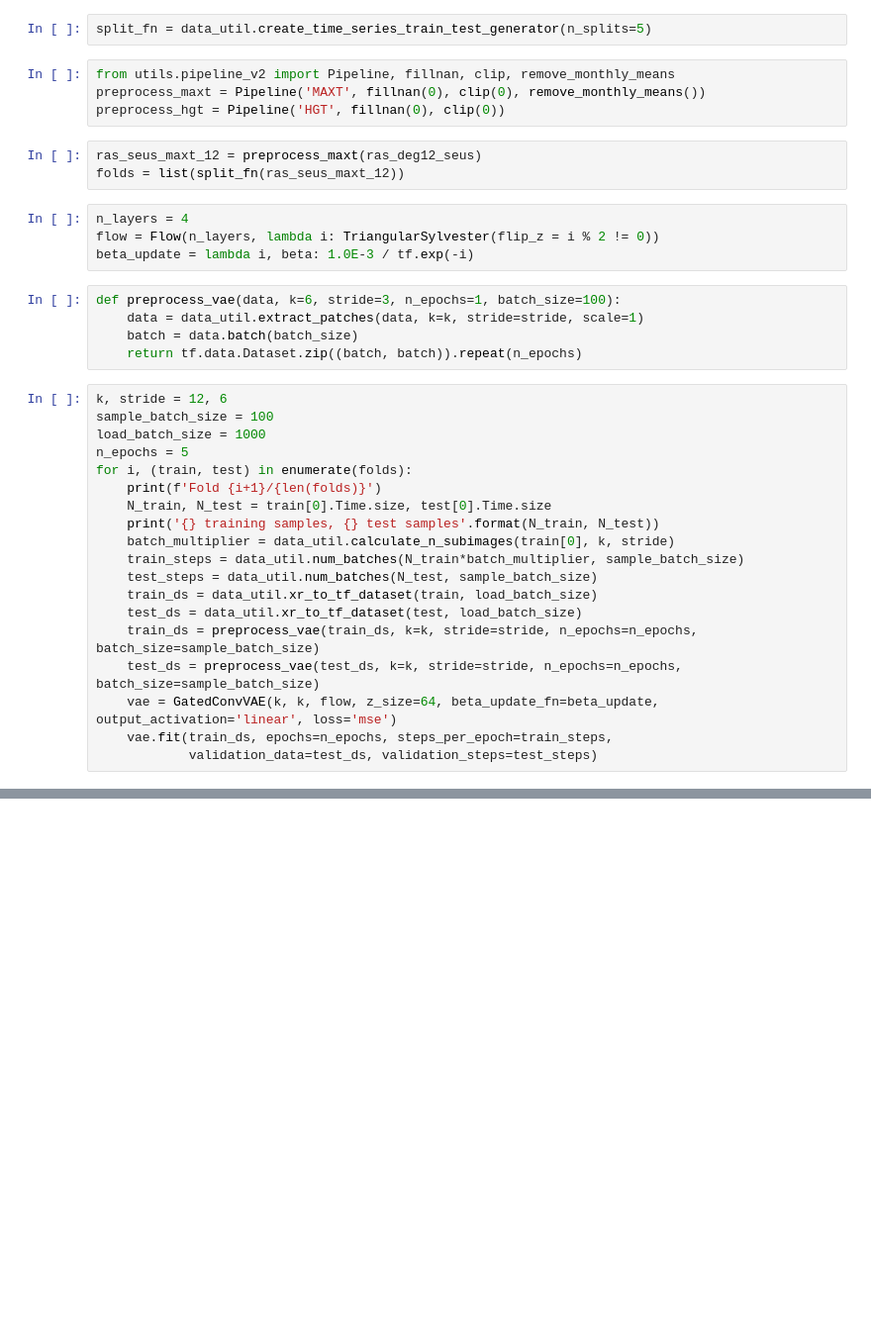
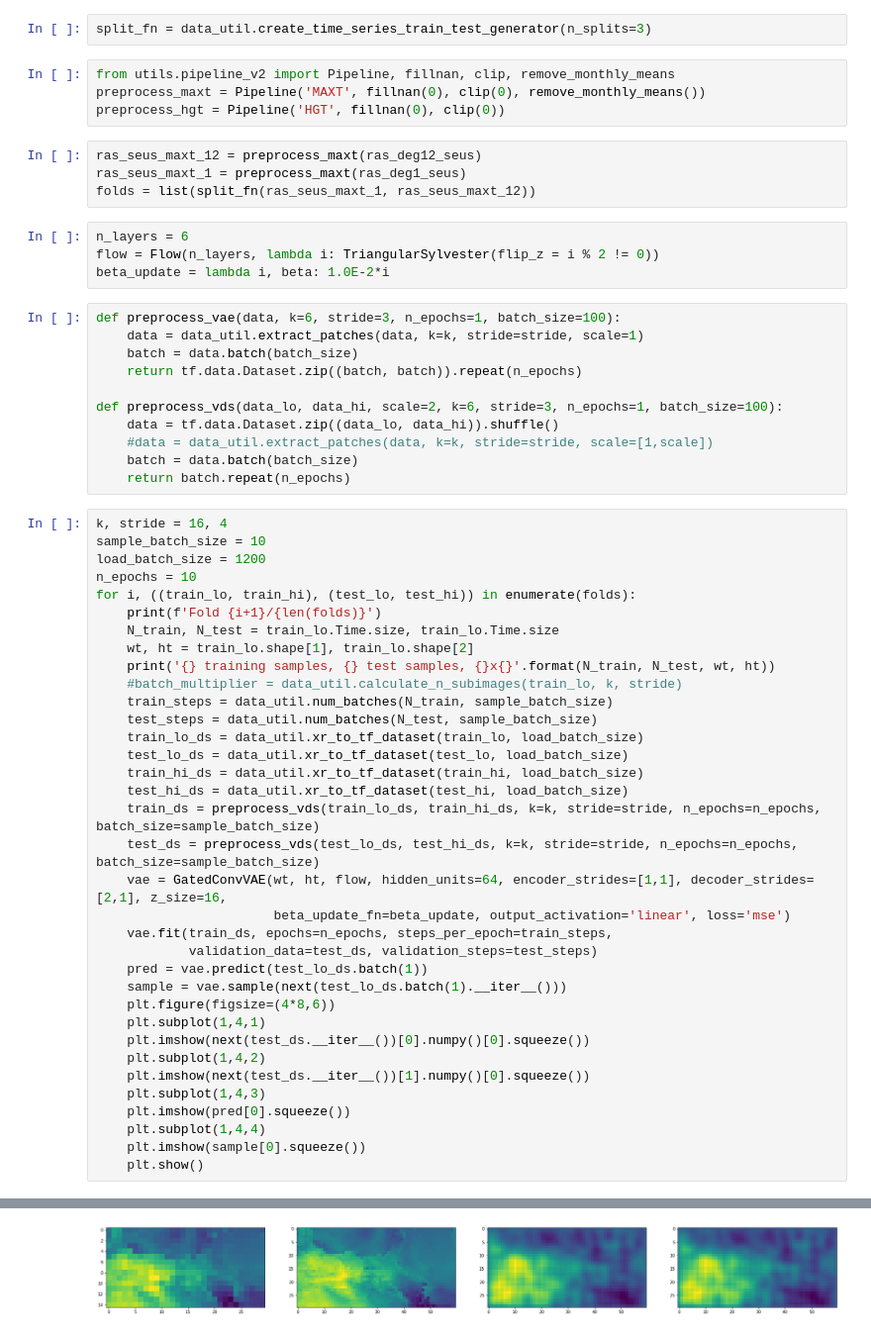
Before and after one commit to bgroenks96/generative-downscaling, a Jupyter notebook: sylvester-flow-downscaling.ipynb, the cells around one changed output, grey strips where cells are left out. Shown: that part at 99% size. Drawn from its saved outputs; the diff is of its cells as text; blank space fills up the shorter version.

Commit message:
Initial work on variational/flow-based donwscaling

```diff
--- a/sylvester-flow-downscaling.ipynb
+++ b/sylvester-flow-downscaling.ipynb
@@ -41,39 +45,63 @@ ras_deg12_seus = southeast_us(ras_deg12, scale_factor=2)
 ras_deg14_seus = southeast_us(ras_deg14, scale_factor=4)
 ras_deg18_seus = southeast_us(ras_deg18, scale_factor=8)
 # %%
-split_fn = data_util.create_time_series_train_test_generator(n_splits=5)
+split_fn = data_util.create_time_series_train_test_generator(n_splits=3)
 # %%
 from utils.pipeline_v2 import Pipeline, fillnan, clip, remove_monthly_means
 preprocess_maxt = Pipeline('MAXT', fillnan(0), clip(0), remove_monthly_means())
 preprocess_hgt = Pipeline('HGT', fillnan(0), clip(0))
 # %%
 ras_seus_maxt_12 = preprocess_maxt(ras_deg12_seus)
-folds = list(split_fn(ras_seus_maxt_12))
+ras_seus_maxt_1 = preprocess_maxt(ras_deg1_seus)
+folds = list(split_fn(ras_seus_maxt_1, ras_seus_maxt_12))
 # %%
-n_layers = 4
+n_layers = 6
 flow = Flow(n_layers, lambda i: TriangularSylvester(flip_z = i % 2 != 0))
-beta_update = lambda i, beta: 1.0E-3 / tf.exp(-i)
+beta_update = lambda i, beta: 1.0E-2*i
 # %%
 def preprocess_vae(data, k=6, stride=3, n_epochs=1, batch_size=100):
     data = data_util.extract_patches(data, k=k, stride=stride, scale=1)
     batch = data.batch(batch_size)
     return tf.data.Dataset.zip((batch, batch)).repeat(n_epochs)
+
+def preprocess_vds(data_lo, data_hi, scale=2, k=6, stride=3, n_epochs=1, batch_size=100):
+    data = tf.data.Dataset.zip((data_lo, data_hi)).shuffle()
+    #data = data_util.extract_patches(data, k=k, stride=stride, scale=[1,scale])
+    batch = data.batch(batch_size)
+    return batch.repeat(n_epochs)
 # %%
-k, stride = 12, 6
-sample_batch_size = 100
-load_batch_size = 1000
-n_epochs = 5
-for i, (train, test) in enumerate(folds):
+k, stride = 16, 4
+sample_batch_size = 10
+load_batch_size = 1200
+n_epochs = 10
+for i, ((train_lo, train_hi), (test_lo, test_hi)) in enumerate(folds):
     print(f'Fold {i+1}/{len(folds)}')
-    N_train, N_test = train[0].Time.size, test[0].Time.size
-    print('{} training samples, {} test samples'.format(N_train, N_test))
-    batch_multiplier = data_util.calculate_n_subimages(train[0], k, stride)
-    train_steps = data_util.num_batches(N_train*batch_multiplier, sample_batch_size)
+    N_train, N_test = train_lo.Time.size, train_lo.Time.size
+    wt, ht = train_lo.shape[1], train_lo.shape[2]
+    print('{} training samples, {} test samples, {}x{}'.format(N_train, N_test, wt, ht))
+    #batch_multiplier = data_util.calculate_n_subimages(train_lo, k, stride)
+    train_steps = data_util.num_batches(N_train, sample_batch_size)
     test_steps = data_util.num_batches(N_test, sample_batch_size)
-    train_ds = data_util.xr_to_tf_dataset(train, load_batch_size)
-    test_ds = data_util.xr_to_tf_dataset(test, load_batch_size)
-    train_ds = preprocess_vae(train_ds, k=k, stride=stride, n_epochs=n_epochs, batch_size=sample_batch_size)
-    test_ds = preprocess_vae(test_ds, k=k, stride=stride, n_epochs=n_epochs, batch_size=sample_batch_size)
-    vae = GatedConvVAE(k, k, flow, z_size=64, beta_update_fn=beta_update, output_activation='linear', loss='mse')
+    train_lo_ds = data_util.xr_to_tf_dataset(train_lo, load_batch_size)
+    test_lo_ds = data_util.xr_to_tf_dataset(test_lo, load_batch_size)
+    train_hi_ds = data_util.xr_to_tf_dataset(train_hi, load_batch_size)
+    test_hi_ds = data_util.xr_to_tf_dataset(test_hi, load_batch_size)
+    train_ds = preprocess_vds(train_lo_ds, train_hi_ds, k=k, stride=stride, n_epochs=n_epochs, batch_size=sample_batch_size)
+    test_ds = preprocess_vds(test_lo_ds, test_hi_ds, k=k, stride=stride, n_epochs=n_epochs, batch_size=sample_batch_size)
+    vae = GatedConvVAE(wt, ht, flow, hidden_units=64, encoder_strides=[1,1], decoder_strides=[2,1], z_size=16,
+                       beta_update_fn=beta_update, output_activation='linear', loss='mse')
     vae.fit(train_ds, epochs=n_epochs, steps_per_epoch=train_steps,
             validation_data=test_ds, validation_steps=test_steps)
+    pred = vae.predict(test_lo_ds.batch(1))
+    sample = vae.sample(next(test_lo_ds.batch(1).__iter__()))
+    plt.figure(figsize=(4*8,6))
+    plt.subplot(1,4,1)
+    plt.imshow(next(test_ds.__iter__())[0].numpy()[0].squeeze())
+    plt.subplot(1,4,2)
+    plt.imshow(next(test_ds.__iter__())[1].numpy()[0].squeeze())
+    plt.subplot(1,4,3)
+    plt.imshow(pred[0].squeeze())
+    plt.subplot(1,4,4)
+    plt.imshow(sample[0].squeeze())
+    plt.show()
+# %% [output]
@@ -79,0 +125 @@ for i, (train, test) in enumerate(folds):
+[figure, added]
```
Also changed, not shown: parts of 3 cells of this notebook, 5 other files.
